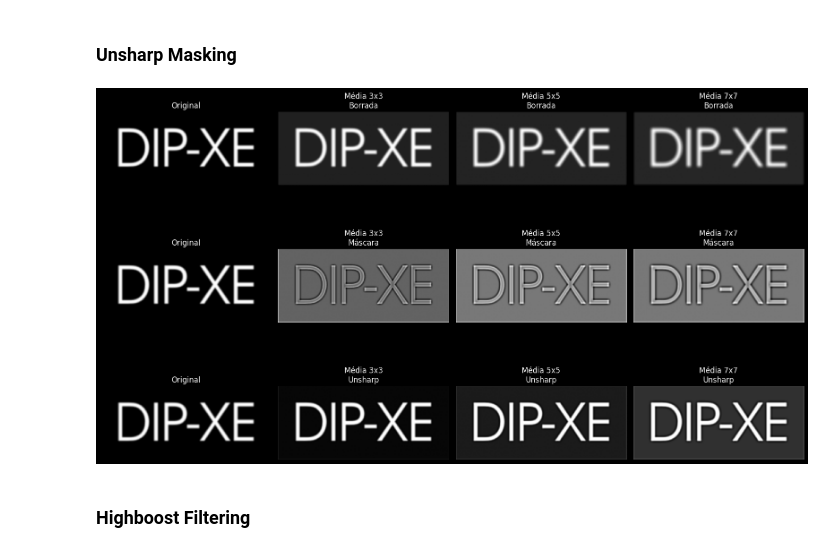
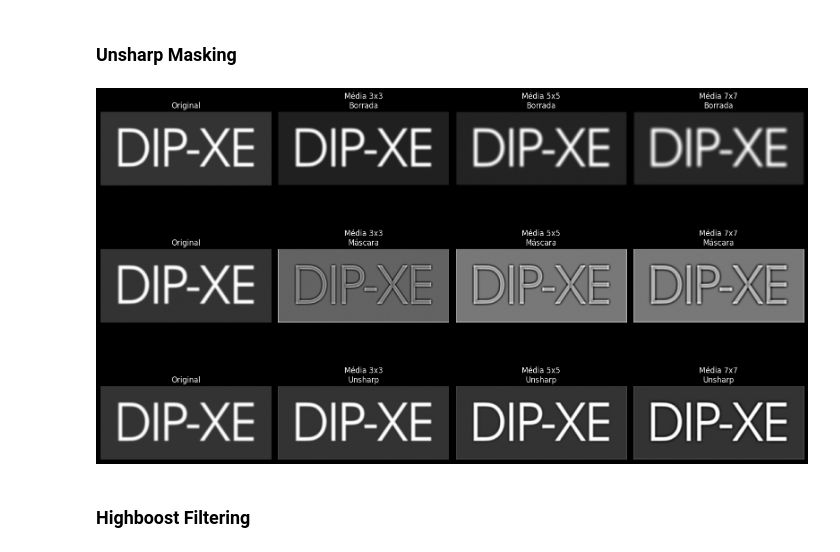
Before and after one commit to jvctrsilva/PDI_T1_Filtragem_Espacial, a Jupyter notebook: Filtragem_Espacial.ipynb, the cells around one changed output. Cells and saved outputs as stored; diff of their text form; code cells hidden in the pictures.

```diff
--- a/Filtragem_Espacial.ipynb
+++ b/Filtragem_Espacial.ipynb
@@ -31,11 +31,12 @@ def load_image(img_name, color):
 
     return cv2.imread(paths[img_name], flag)
 # %%
-img = load_image('a', 1)
+def show_image(img_name, color):
+    img = load_image(img_name, color)
 
-cv2.imshow('in',img)
-cv2.waitKey(0)
-cv2.destroyAllWindows()
+    cv2.imshow('in',img)
+    cv2.waitKey(0)
+    cv2.destroyAllWindows()
 # %%
 #Conversão básica
 
@@ -537,36 +540,37 @@ plt.figure(figsize=(16, 10))
 #Plot da original
 for row in range(3):
     plt.subplot(3, 4, row*4 + 1)
-    plt.imshow(img, cmap='gray')
+    plt.imshow(img, cmap='gray', vmin=0, vmax=255)
     plt.title("Original")
     plt.axis('off')
+
 
 
 for i, (name, kernel) in enumerate(kernels_blur.items()):
     blurred, mask, sharpened = unsharp_masking(img, kernel)
 
     # linha 1 -> borrada
     plt.subplot(3, 4, i + 2)
     plt.imshow(blurred.astype(np.uint8), cmap='gray')
     plt.title(f"{name}\nBorrada")
     plt.axis('off')
 
     # linha 2 -> máscara de detalhes
     plt.subplot(3, 4, i + 6)
     plt.imshow(normalize_minmax(mask), cmap='gray')
     plt.title(f"{name}\nMáscara")
     plt.axis('off')
 
     # linha 3 -> resultado final
     plt.subplot(3, 4, i + 10)
-    plt.imshow(sharpened, cmap='gray')
+    plt.imshow(sharpened, cmap='gray', vmin=0, vmax=255)
     plt.title(f"{name}\nUnsharp")
     plt.axis('off')
 
 plt.tight_layout()
 plt.show()
 # %% [output]
-[figure, old version]
+[figure, new version]
 # %% [markdown]
 ### Highboost Filtering
 # %%
```
Also changed, not shown: parts of 1 cell of this notebook.
